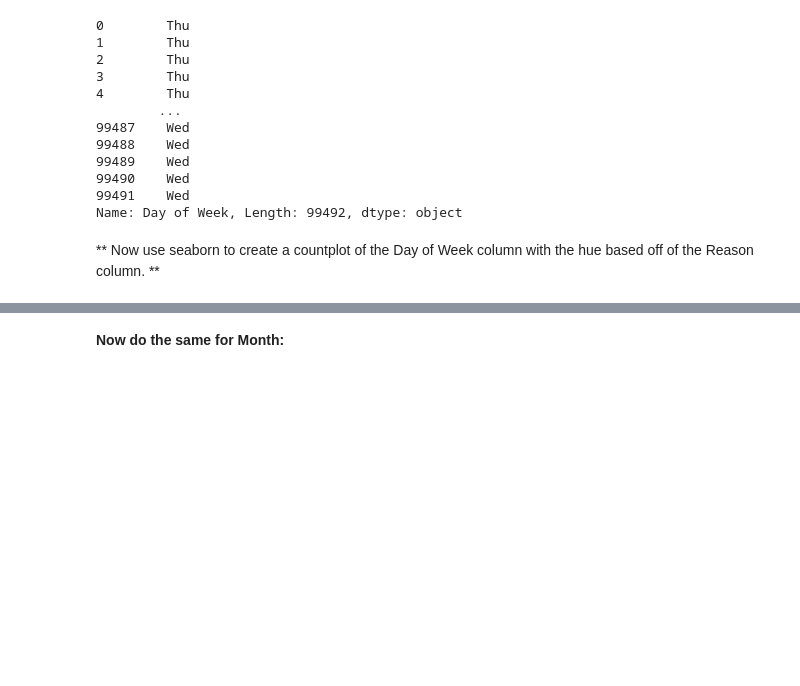
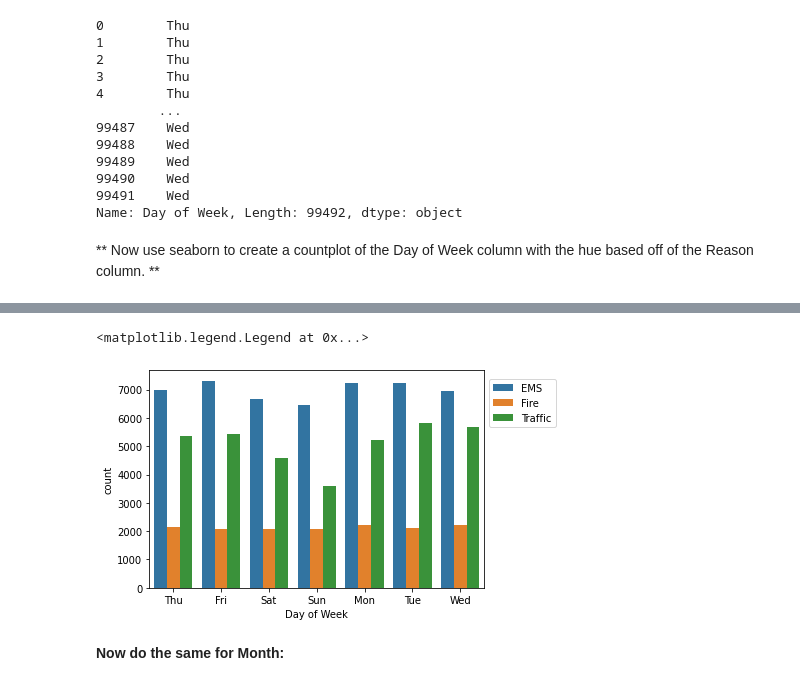
Before and after one commit to adfelt/911-Calls-Project, a Jupyter notebook: 911 Calls Data Capstone Project.ipynb, the cells around one changed output, grey strips where cells are left out. Saved outputs shown, nothing was run; the diff lists cells and outputs as text; code cells hidden in the pictures; blank space fills up the shorter version.

Commit message:
Feat: Added two plots

```diff
--- a/911 Calls Data Capstone Project.ipynb
+++ b/911 Calls Data Capstone Project.ipynb
@@ -181,2 +177,8 @@ Name: Day of Week, Length: 99492, dtype: object
+# %%
+sns.countplot(x='Day of Week',data=df, hue='Reasons')
+plt.legend(loc='center left', bbox_to_anchor=(1.0, 0.85))
+# %% [output]
+<matplotlib.legend.Legend at 0x...>
+[figure, added]
 # %% [markdown]
 **Now do the same for Month:**
```
Also changed, not shown: parts of 4 cells of this notebook.
